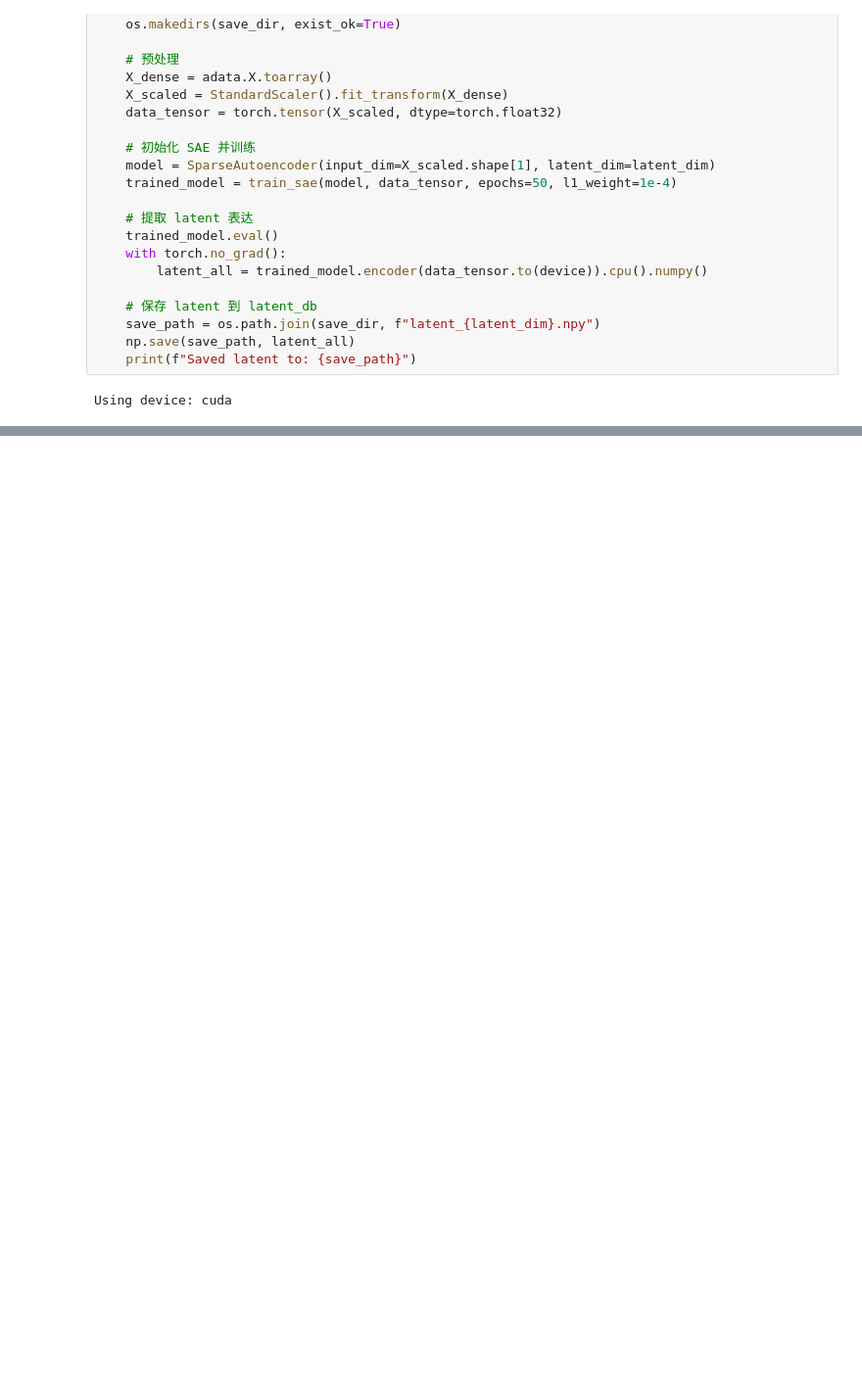
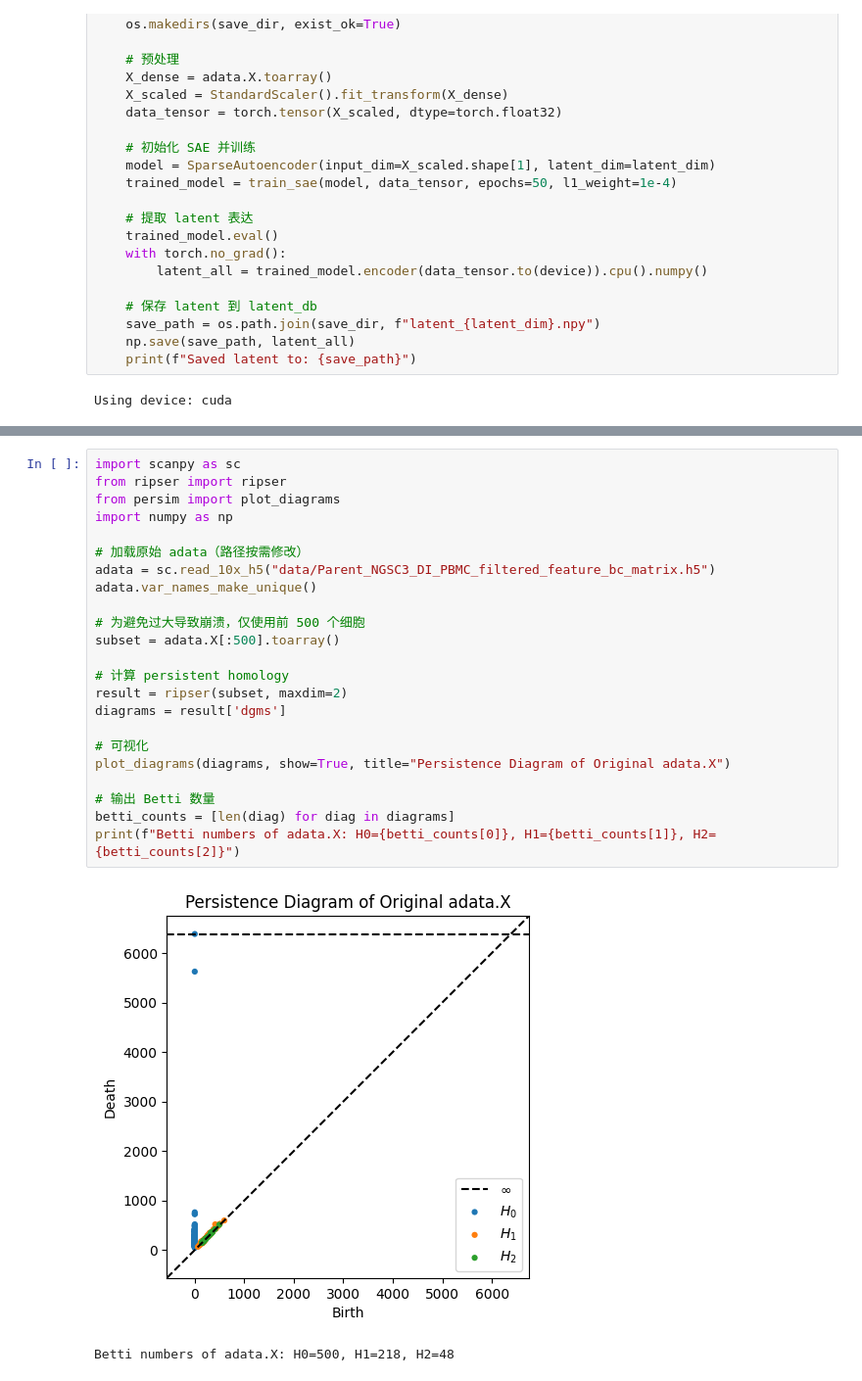
Before and after one commit to Kaf1018Zhang/Topo_Persp_Repr_SAE, a Jupyter notebook: test.ipynb, the cells around one changed output, grey strips where cells are left out. Shown at 98% size. Cells and saved outputs as stored; diff of their text form; blank space fills up the shorter version.

```diff
--- a/test.ipynb
+++ b/test.ipynb
@@ -379,0 +380,26 @@ display(df_betti)
+# %%
+import scanpy as sc
+from ripser import ripser
+from persim import plot_diagrams
+import numpy as np
+
+# 加载原始 adata（路径按需修改）
+adata = sc.read_10x_h5("data/Parent_NGSC3_DI_PBMC_filtered_feature_bc_matrix.h5")
+adata.var_names_make_unique()
+
+# 为避免过大导致崩溃，仅使用前 500 个细胞
+subset = adata.X[:500].toarray()
+
+# 计算 persistent homology
+result = ripser(subset, maxdim=2)
+diagrams = result['dgms']
+
+# 可视化
+plot_diagrams(diagrams, show=True, title="Persistence Diagram of Original adata.X")
+
+# 输出 Betti 数量
+betti_counts = [len(diag) for diag in diagrams]
+print(f"Betti numbers of adata.X: H0={betti_counts[0]}, H1={betti_counts[1]}, H2={betti_counts[2]}")
+# %% [output]
+[figure, added]
+Betti numbers of adata.X: H0=500, H1=218, H2=48
```
Also changed, not shown: parts of 13 cells of this notebook, 5 other files.
